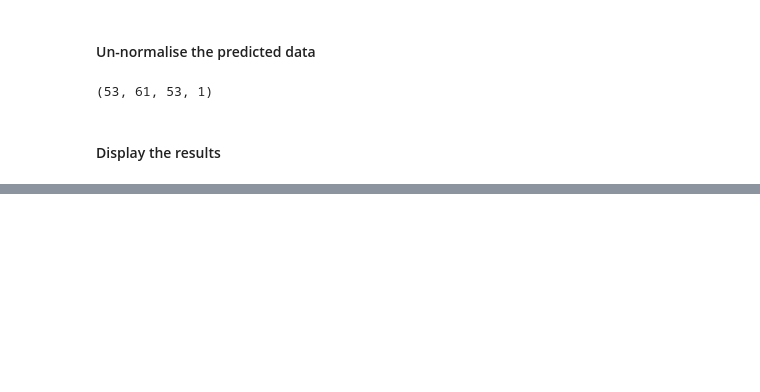
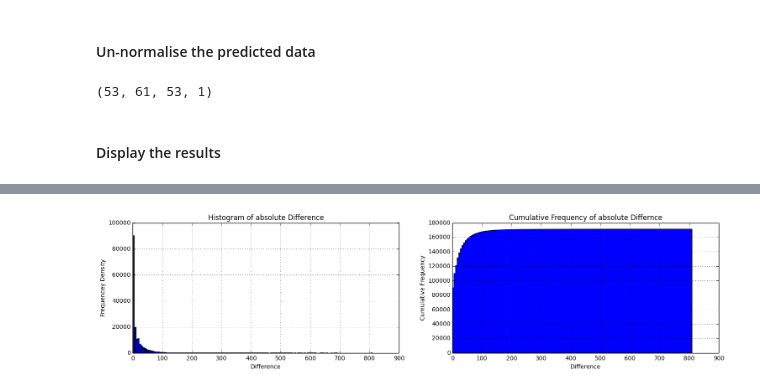
Before and after one commit to shivamdhall/MRIDataHarmonisation, a Jupyter notebook: Development/DIPY_NIBABEL.ipynb, the cells around one changed output, grey strips where cells are left out. Drawn from its saved outputs; the diff is of its cells as text; code cells hidden in the pictures; blank space fills up the shorter version.

```diff
--- a/Development/DIPY_NIBABEL.ipynb
+++ b/Development/DIPY_NIBABEL.ipynb
@@ -801,0 +800,29 @@ plt.imshow(S0sScan1[:, :, 30, 11].T, cmap='gray', origin='lower')
+# %%
+#difference of predicted
+mean_S0sScan1 = np.mean(S0sScan1, 3)
+difference = predicted_data[:,:,:,0] - mean_S0sScan1
+difference = np.absolute(difference)
+
+
+#differnce of random volume
+difference_actual = S0sScan1[:,:,:,1] - mean_S0sScan1
+difference_actual = np.absolute(difference_actual)
+# %%
+plt.figure
+plt.figure(figsize=(18,4))
+
+plt.subplot(1,2,1)
+plt.hist(difference.ravel(), 150, histtype = 'bar')
+plt.xlabel('Difference')
+plt.ylabel('Frequencey Density')
+plt.title('Histogram of absolute Difference')
+plt.grid(True)
+
+plt.subplot(1,2,2)
+plt.hist(difference.ravel(), 150, cumulative=True, histtype = 'stepfilled')
+plt.xlabel('Difference')
+plt.ylabel('Cumulative Frequency')
+plt.title('Cumulative Frequency of absolute Differnce')
+plt.grid(True)
+# %% [output]
+[figure, added]
```
Also changed, not shown: parts of 11 cells of this notebook.
